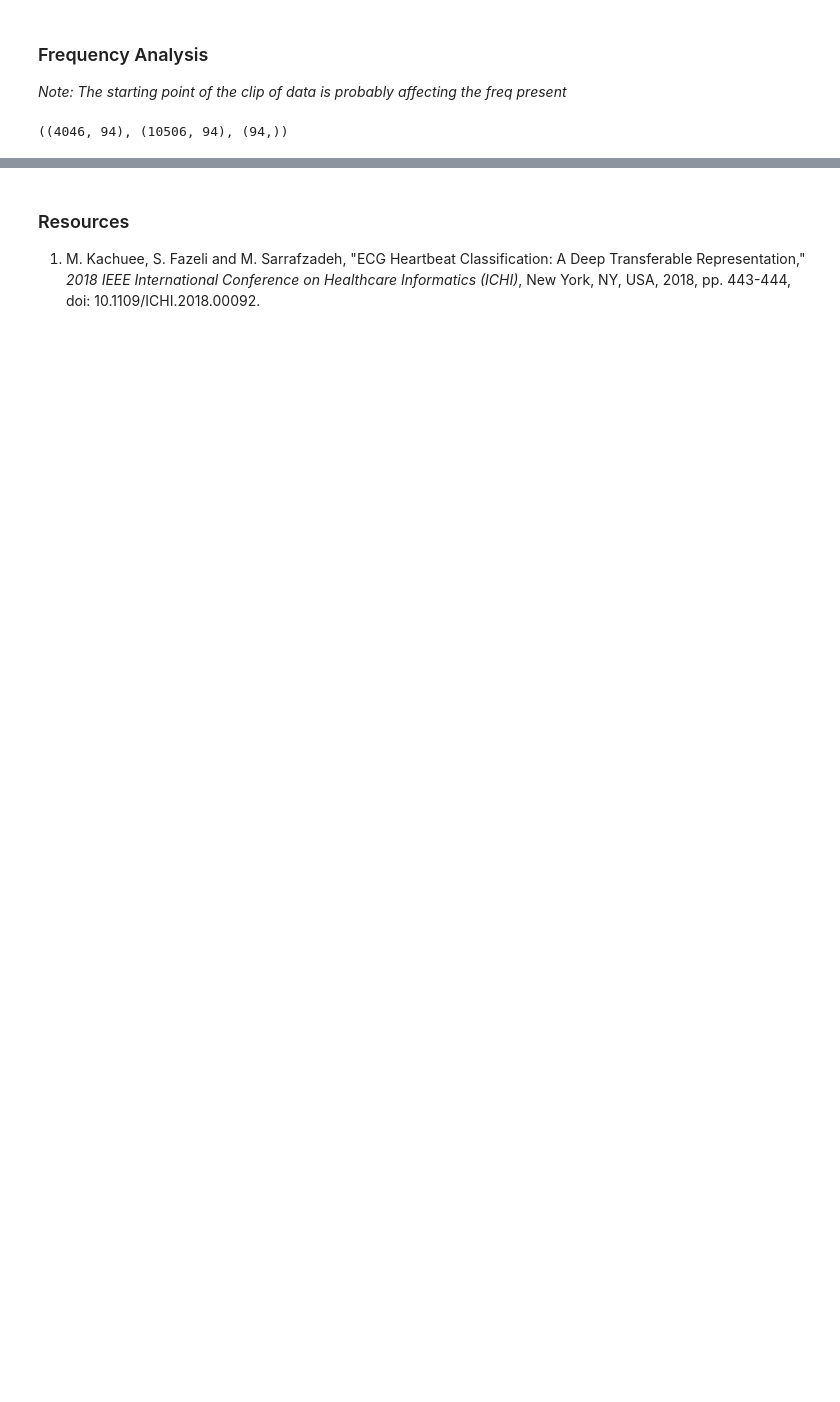
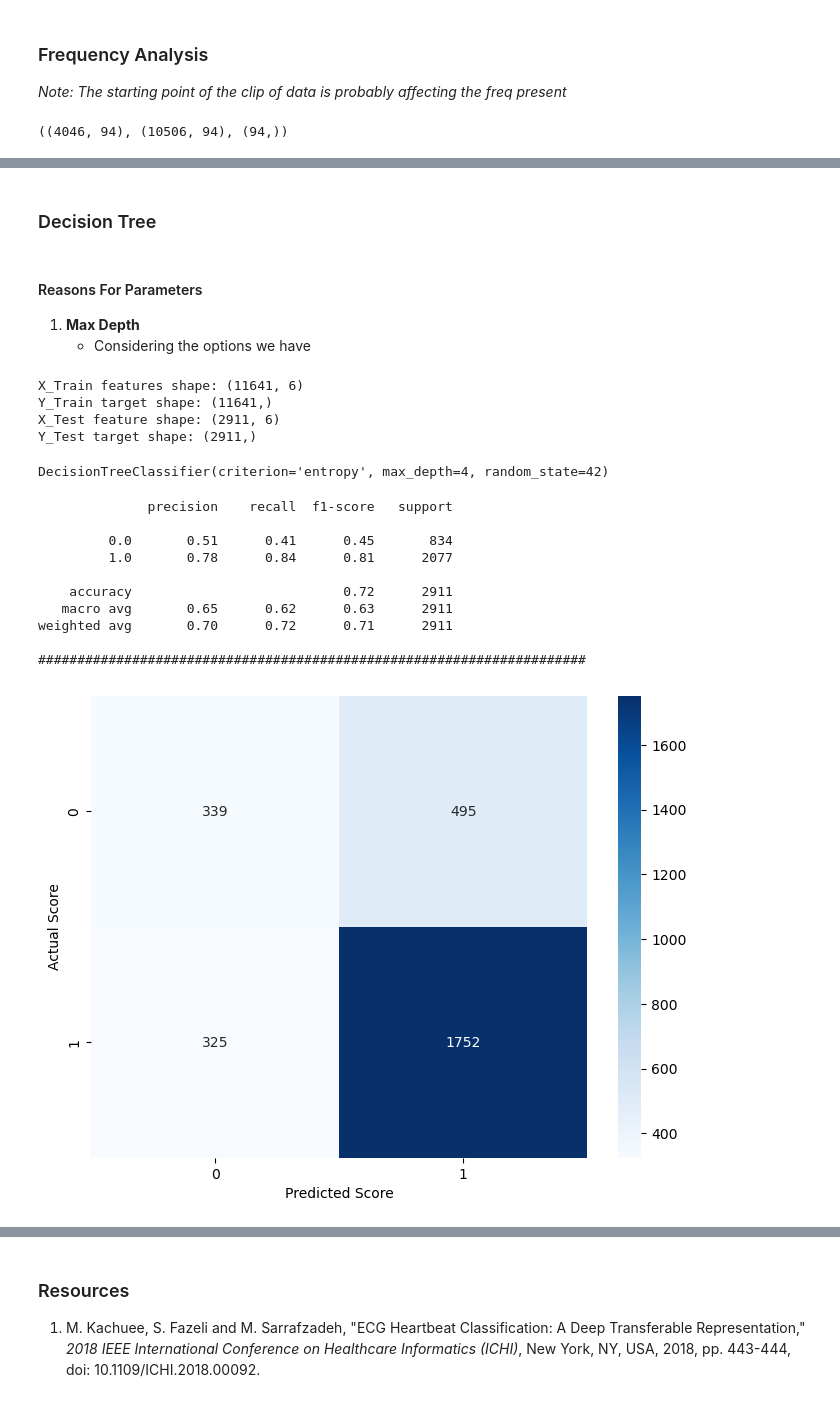
Before and after one commit to Shenukp1/MachineLearningPortfolio, a Jupyter notebook: ECG_Classification/EDA_V2.ipynb, the cells around one changed output, grey strips where cells are left out. Drawn from its saved outputs; the diff is of its cells as text; code cells hidden in the pictures; blank space fills up the shorter version.

```diff
--- a/ECG_Classification/EDA_V2.ipynb
+++ b/ECG_Classification/EDA_V2.ipynb
@@ -684,0 +872,51 @@ def extract_time_domain(X: np.ndarray) -> None:
+# %% [markdown]
+### Decision Tree
+# %% [markdown]
+#### Reasons For Parameters
+1. __Max Depth__
+   * Considering the options we have
+# %%
+X_train, X_test, y_train, y_test = train_test_split(
+    X_new, y, test_size=0.2, random_state=42
+)
+print(f"X_Train features shape: {X_train.shape}")
+print(f"Y_Train target shape: {y_train.shape}")
+print(f"X_Test feature shape: {X_test.shape}")
+print(f"Y_Test target shape: {y_test.shape}")
+# %% [output]
+X_Train features shape: (11641, 6)
+Y_Train target shape: (11641,)
+X_Test feature shape: (2911, 6)
+Y_Test target shape: (2911,)
+# %%
+scaler = StandardScaler()
+X_train = scaler.fit_transform(X_train)
+X_test = scaler.fit_transform(X_test)
+# %%
+clf = DecisionTreeClassifier(criterion="entropy", max_depth=4, random_state=42)
+clf.fit(X_train, y_train)
+# %% [output]
+DecisionTreeClassifier(criterion='entropy', max_depth=4, random_state=42)
+# %%
+y_pred = clf.predict(X_test)
+# %%
+print(classification_report(y_true=y_test, y_pred=y_pred))
+print("#" * 70)
+plt.figure(figsize=(8, 6))
+cm = confusion_matrix(y_pred=y_pred, y_true=y_test)
+sns.heatmap(cm, annot=True, fmt="d", cmap="Blues")
+plt.xlabel("Predicted Score")
+plt.ylabel("Actual Score")
+plt.show()
+# %% [output]
+              precision    recall  f1-score   support
+
+         0.0       0.51      0.41      0.45       834
+         1.0       0.78      0.84      0.81      2077
+
+    accuracy                           0.72      2911
+   macro avg       0.65      0.62      0.63      2911
+weighted avg       0.70      0.72      0.71      2911
+
+######################################################################
+[figure, added]
```
Also changed, not shown: parts of 31 cells of this notebook, 4 other files.
